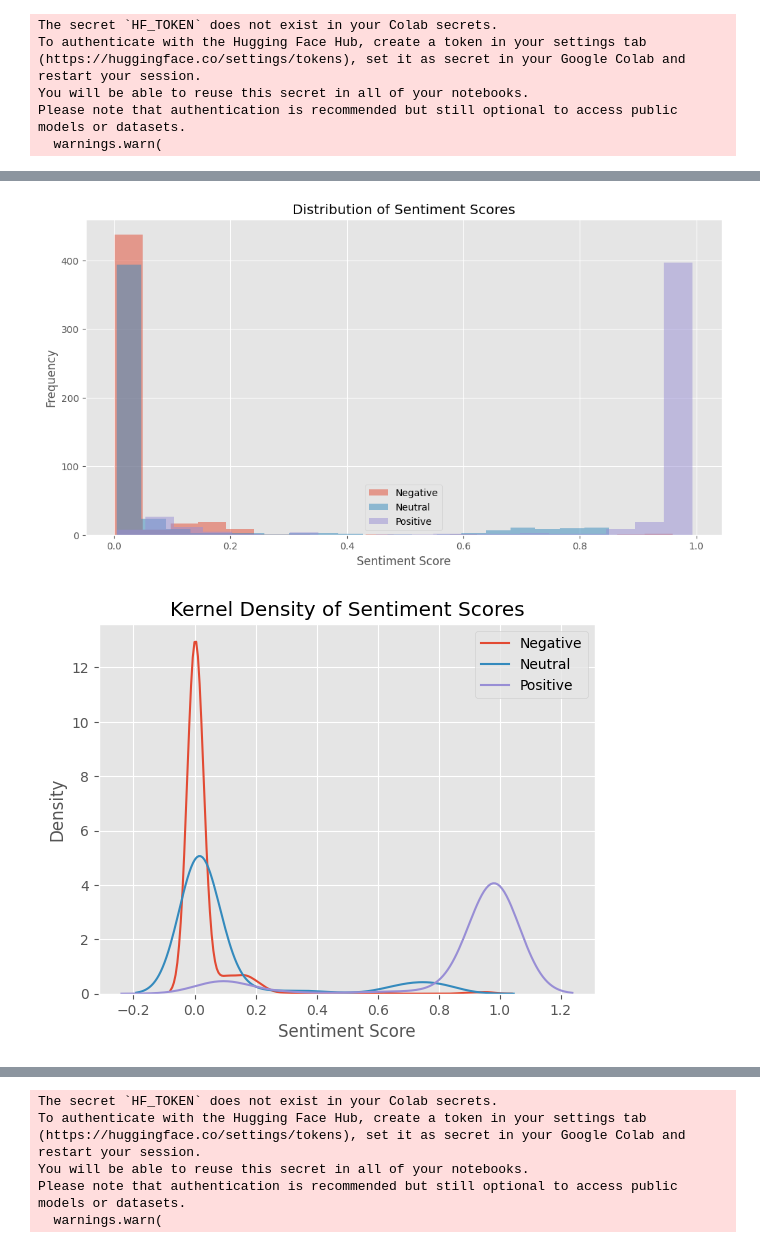
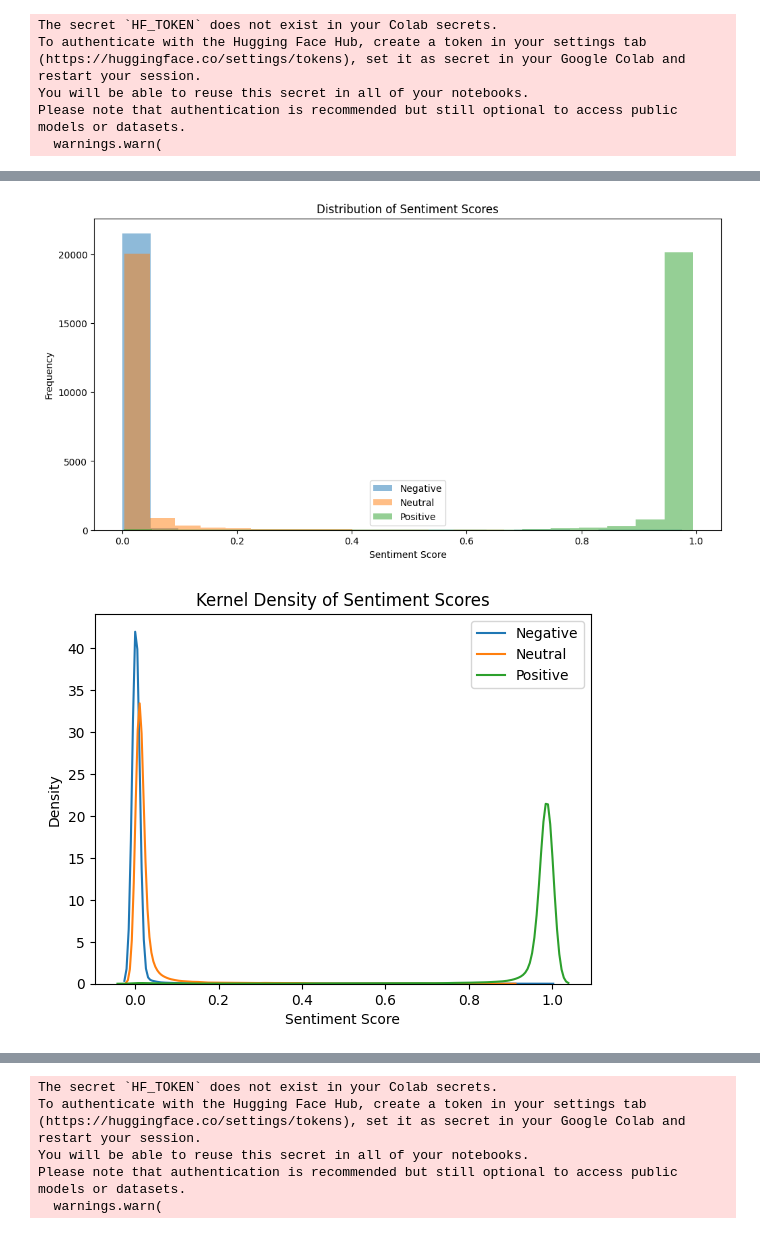
Before and after one commit to nkosanamolefe/machine-learning, a Jupyter notebook: review-sentiment-analysis/review_sentiment_analysis.ipynb, the cells around one changed output, grey strips where cells are left out. Drawn from its saved outputs; the diff is of its cells as text; code cells hidden in the pictures.

```diff
--- a/review-sentiment-analysis/review_sentiment_analysis.ipynb
+++ b/review-sentiment-analysis/review_sentiment_analysis.ipynb
@@ -108,0 +112,8 @@ print(classification_report(y_test, y_pred))
+# %%
+#Apply Language Detection
+
+# Add a new column for detected language
+df['language'] = df['cleaned_comments'].apply(detect_language)
+
+# Display the language distribution
+print(df['language'].value_counts())
@@ -108,0 +140,10 @@ print(classification_report(y_test, y_pred))
+# %%
+# Filter out non-English reviews
+df_english = df[df['language'] == 'en']
+
+# Reset index after filtering
+df_english.reset_index(drop=True, inplace=True)
+
+# Check the shape of the filtered dataset
+print("Original dataset size:", df.shape)
+print("Filtered dataset size:", df_english.shape)
@@ -124,3 +171,6 @@ To authenticate with the Hugging Face Hub, create a token in your settings tab (
 You will be able to reuse this secret in all of your notebooks.
 Please note that authentication is recommended but still optional to access public models or datasets.
   warnings.warn(
+# %%
+example = df_english['cleaned_comments'][97]
+print(example)
@@ -150,17 +204,17 @@ def polarity_scores_roberta(example):
   }
   return scores_dict
 # %%
-res = {}
-for i, row in tqdm(df.iterrows(), total=len(df)):
+results = {}
+for i, row in tqdm(df_english.iterrows(), total=len(df_english)):
   try:
-    text = row['comments']
+    text = row['cleaned_comments']
     myid = row['id']
 
     # RoBERTa Sentiment Analysis
     roberta_result = polarity_scores_roberta(text)
 
     # Storing Results
-    res[myid] = roberta_result
+    results[myid] = roberta_result
   except RuntimeError:
     print(f'Broke for id {myid}')
 # %% [output]
@@ -184,38 +306,38 @@ results_df.head().to_csv('reviews_500_results.csv', index=False)
 # %%
 import matplotlib.pyplot as plt
 import seaborn as sns
 
 # Assuming 'res' dictionary stores sentiment scores as:
 # res = {review_id: {'roberta_neg': score, 'roberta_neu': score, 'roberta_pos': score}}
 
 # Create a list of sentiment scores for each category
-neg_scores = [d['roberta_neg'] for d in res.values()]
-neu_scores = [d['roberta_neu'] for d in res.values()]
-pos_scores = [d['roberta_pos'] for d in res.values()]
+neg_scores = [d['roberta_neg'] for d in results.values()]
+neu_scores = [d['roberta_neu'] for d in results.values()]
+pos_scores = [d['roberta_pos'] for d in results.values()]
 
 # Plotting histograms
 plt.figure(figsize=(12, 6))
 plt.hist(neg_scores, bins=20, alpha=0.5, label='Negative')
 plt.hist(neu_scores, bins=20, alpha=0.5, label='Neutral')
 plt.hist(pos_scores, bins=20, alpha=0.5, label='Positive')
 plt.title('Distribution of Sentiment Scores')
 plt.xlabel('Sentiment Score')
 plt.ylabel('Frequency')
 plt.legend()
 plt.show()
 
 # Alternatively, using seaborn for kernel density plots
 sns.kdeplot(neg_scores, label='Negative')
 sns.kdeplot(neu_scores, label='Neutral')
 sns.kdeplot(pos_scores, label='Positive')
 plt.title('Kernel Density of Sentiment Scores')
 plt.xlabel('Sentiment Score')
 plt.ylabel('Density')
 plt.legend()
 plt.show()
 # %% [output]
-[figure, old version]
+[figure, new version]
-[figure, old version]
+[figure, new version]
 # %%
 import numpy as np
 
```
Also changed, not shown: parts of 44 cells of this notebook.
